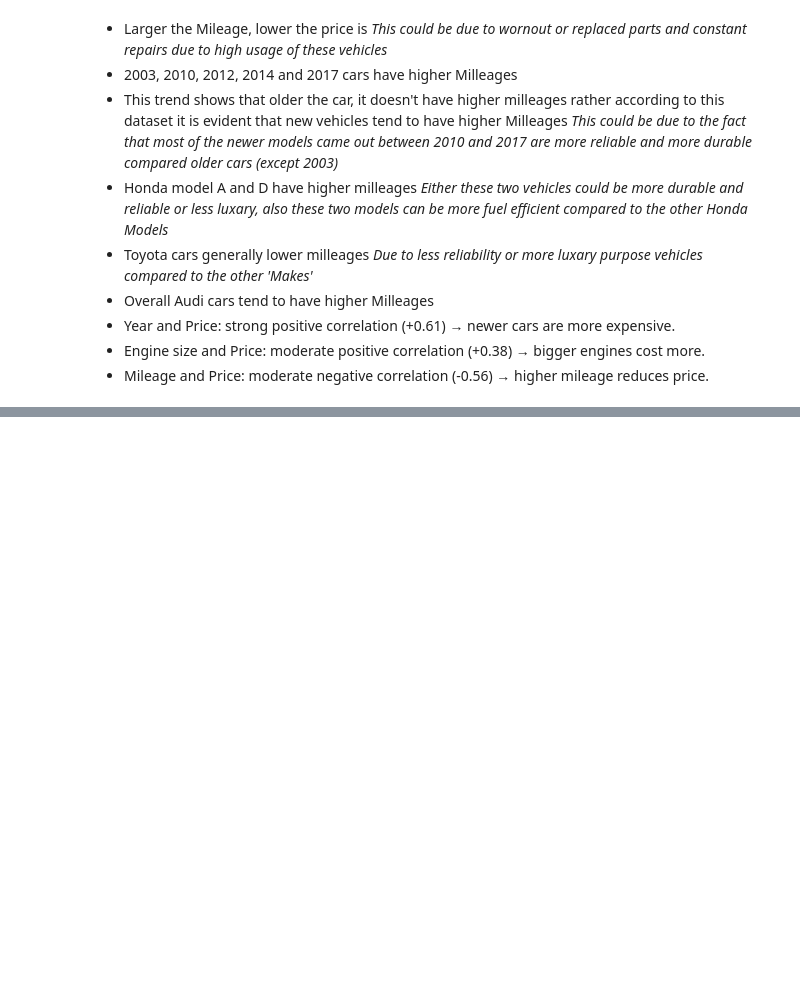
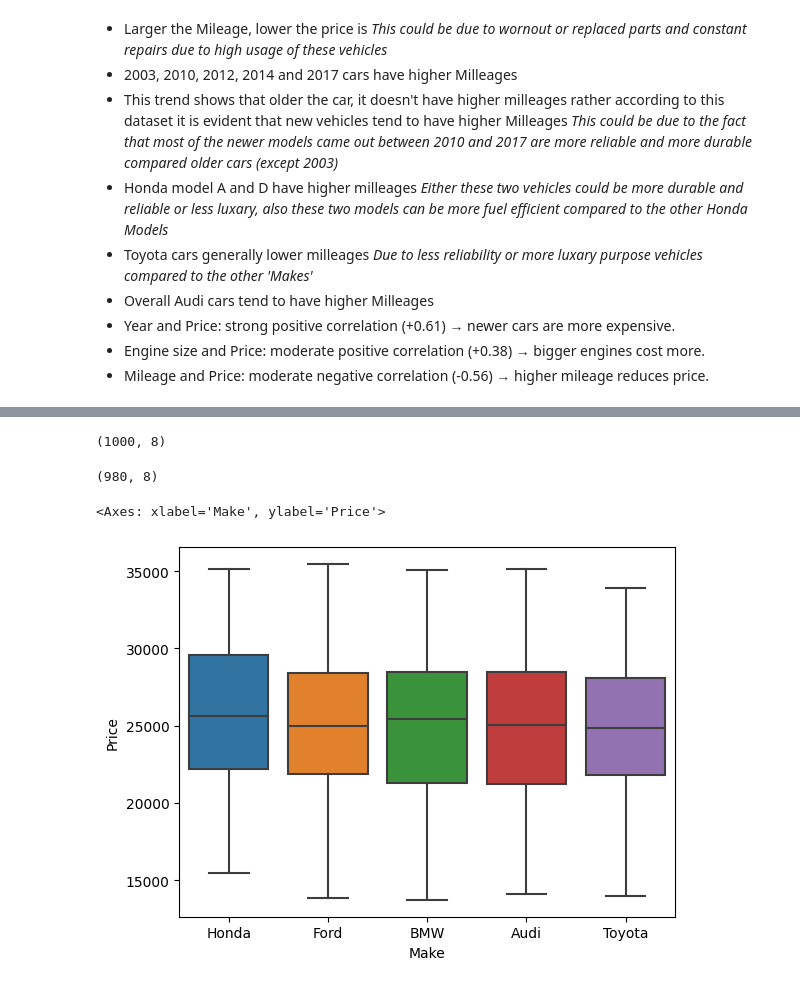
Before and after one commit to MigaraJayasuriya/Used-Car-price-prediction-using-Machine-Learning, a Jupyter notebook: exploratory-data-analysis-on-used-car-prices.ipynb, the cells around one changed output, grey strips where cells are left out. Cells and saved outputs as stored; diff of their text form; code cells hidden in the pictures; blank space fills up the shorter version.

```diff
--- a/exploratory-data-analysis-on-used-car-prices.ipynb
+++ b/exploratory-data-analysis-on-used-car-prices.ipynb
@@ -482,0 +502,24 @@ plt.show()
+# %%
+df.shape
+# %% [output]
+(1000, 8)
+# %%
+# Remove Outliers in Price column
+
+Q1 = df['Price'].quantile(0.25)
+Q3 = df['Price'].quantile(0.65)
+IQR = Q3 - Q1
+
+lower_bound = Q1 - (1.5 * IQR)
+upper_bound = Q3 + (1.5 * IQR)
+
+df = df[(df['Price'] >= lower_bound) & (df['Price'] <= upper_bound)]
+# %%
+df.shape
+# %% [output]
+(980, 8)
+# %%
+sns.boxplot(x='Make', y='Price', data=df)
+# %% [output]
+<Axes: xlabel='Make', ylabel='Price'>
+[figure, added]
```
Also changed, not shown: parts of 22 cells of this notebook.
